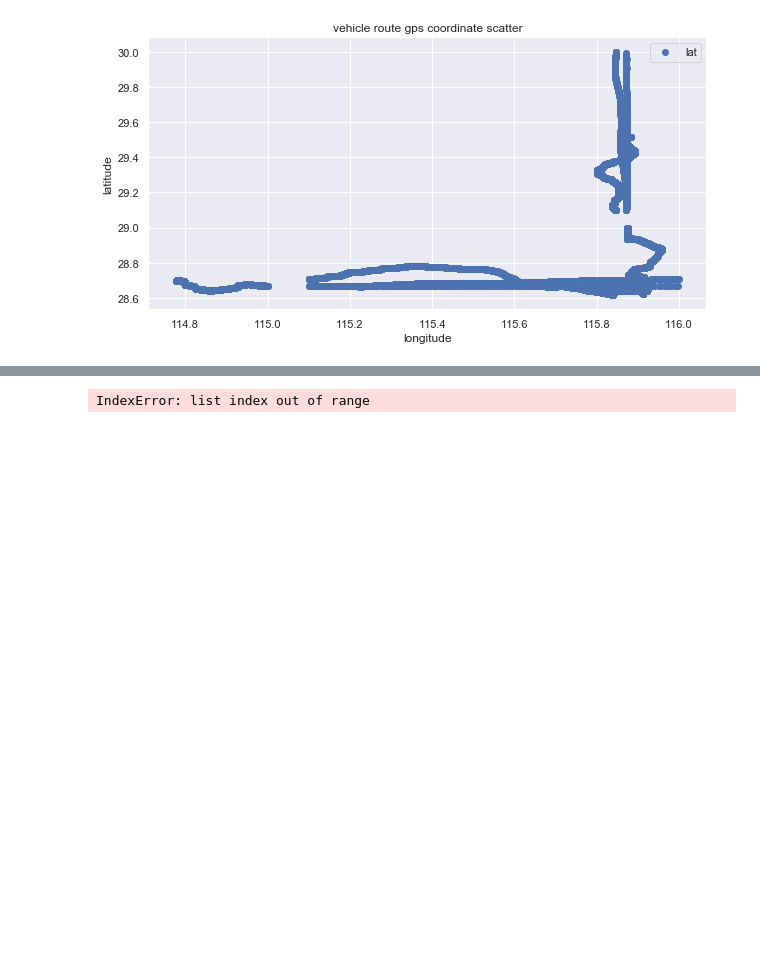
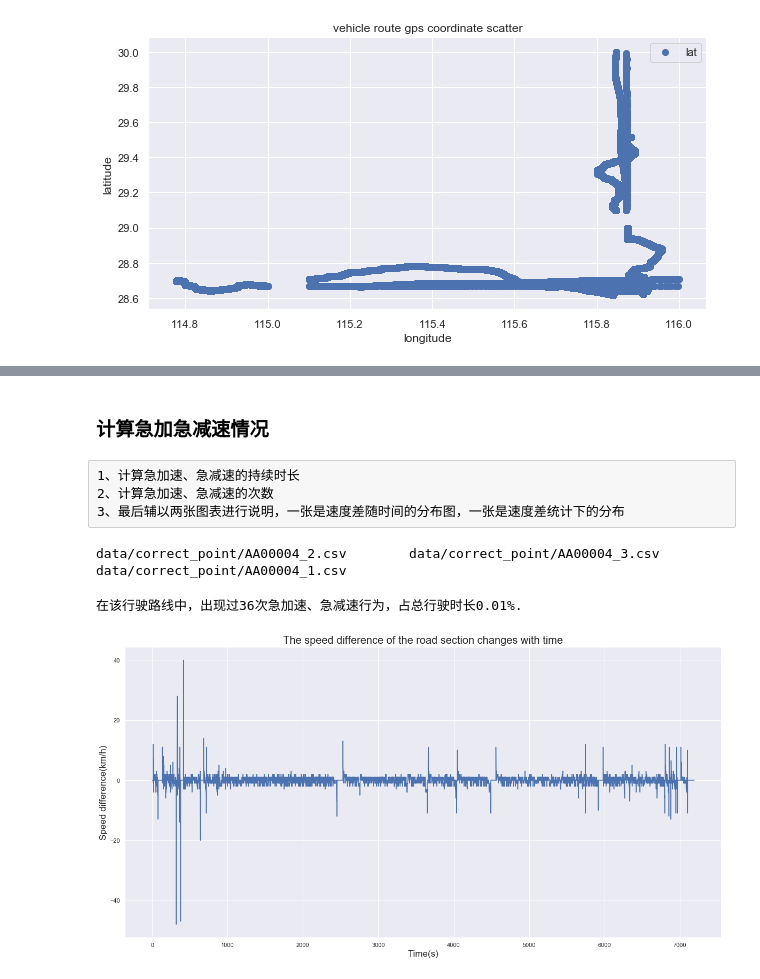
Before and after one commit to flowerlake/Tipdm_2019_C, a Jupyter notebook: data_processing/explore data.ipynb, the cells around one changed output, grey strips where cells are left out. Cells and saved outputs as stored; diff of their text form; code cells hidden in the pictures; blank space fills up the shorter version.

```diff
--- a/data_processing/explore data.ipynb
+++ b/data_processing/explore data.ipynb
@@ -63,10 +51,41 @@ for file in filepath:
-# %%
-each_vehicle = pd.read_csv(abnormal_file[1])
-mileage = each_vehicle["mileage"]
-diff = [mileage[i+1]-mileage[i] for i in range(len(mileage)-1)]
-for i in diff:
-    if i < 0:
-        print(i, + "|" + diff.index(i),end="\t")
-#         abnormal_file.append(file)
-# %% [output]
-IndexError: list index out of range
+# %% [markdown]
+### 计算急加急减速情况
+# %% [raw]
+1、计算急加速、急减速的持续时长
+2、计算急加速、急减速的次数
+3、最后辅以两张图表进行说明，一张是速度差随时间的分布图，一张是速度差统计下的分布
+# %%
+# 获取分段后的所有文件路径
+filepath = np.array([])
+for root, dirs, files in os.walk('data/correct_point/'):
+    filepath = np.concatenate((filepath,np.array([join(root, name) for name in files])))
+print("\t".join(filepaths[:3]))
+# %% [output]
+data/correct_point/AA00004_2.csv        data/correct_point/AA00004_3.csv        data/correct_point/AA00004_1.csv
+# %%
+j = 1
+vehicle = pd.read_csv(filepath[j])
+
+filename = filepath[j].split("/")[-1].split(".")[0]
+
+speed_diff = np.diff(vehicle['gps_speed'])
+# 这里之所以是10.8，是根据论文中提到的行业中认为A>3m/s2 即认为是急加速或急减速行为
+speed_diff_filter = [(index+1,diff) for index,diff in zip(range(len(speed_diff)),speed_diff) if abs(diff)>10.8]
+
+proportion = len(speed_diff_filter)/len(speed_diff+1)
+print("在该行驶路线中，出现过{}次急加速、急减速行为，占总行驶时长{:.2f}%.".format(len(speed_diff_filter),proportion))
+# %% [output]
+在该行驶路线中，出现过36次急加速、急减速行为，占总行驶时长0.01%.
+# %%
+plt.rc('figure', figsize=(20, 10))
+# Set seaborn aesthetic parameters to defaults
+seaborn.set()
+plt.plot(range(len(speed_diff)),speed_diff)
+
+plt.title("The speed difference of the road section changes with time",fontsize=20)
+plt.xlabel("Time(s)",fontsize=17)
+plt.ylabel("Speed difference(km/h)",fontsize=17)
+plt.savefig("image/speed_time/"+filename+".png")
+plt.show()
+# %% [output]
+[figure, added]
```
Also changed, not shown: parts of 6 cells of this notebook, 10 other files.
